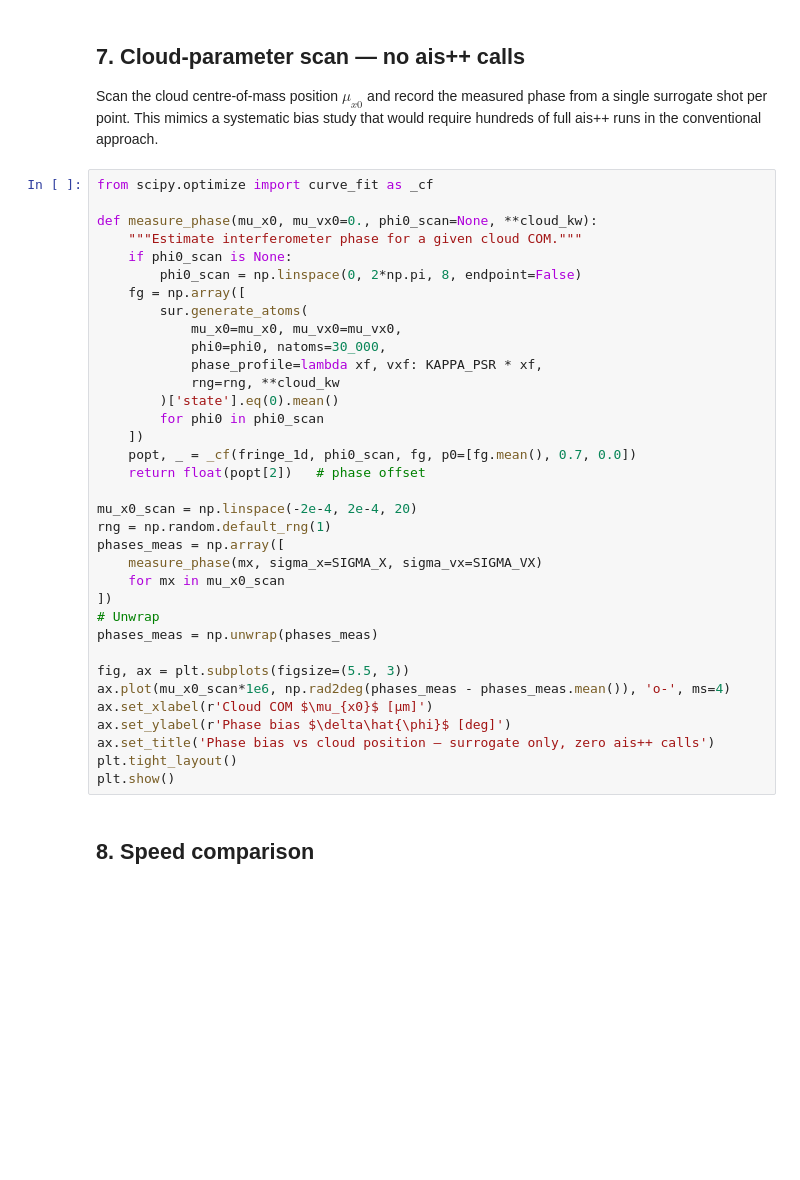
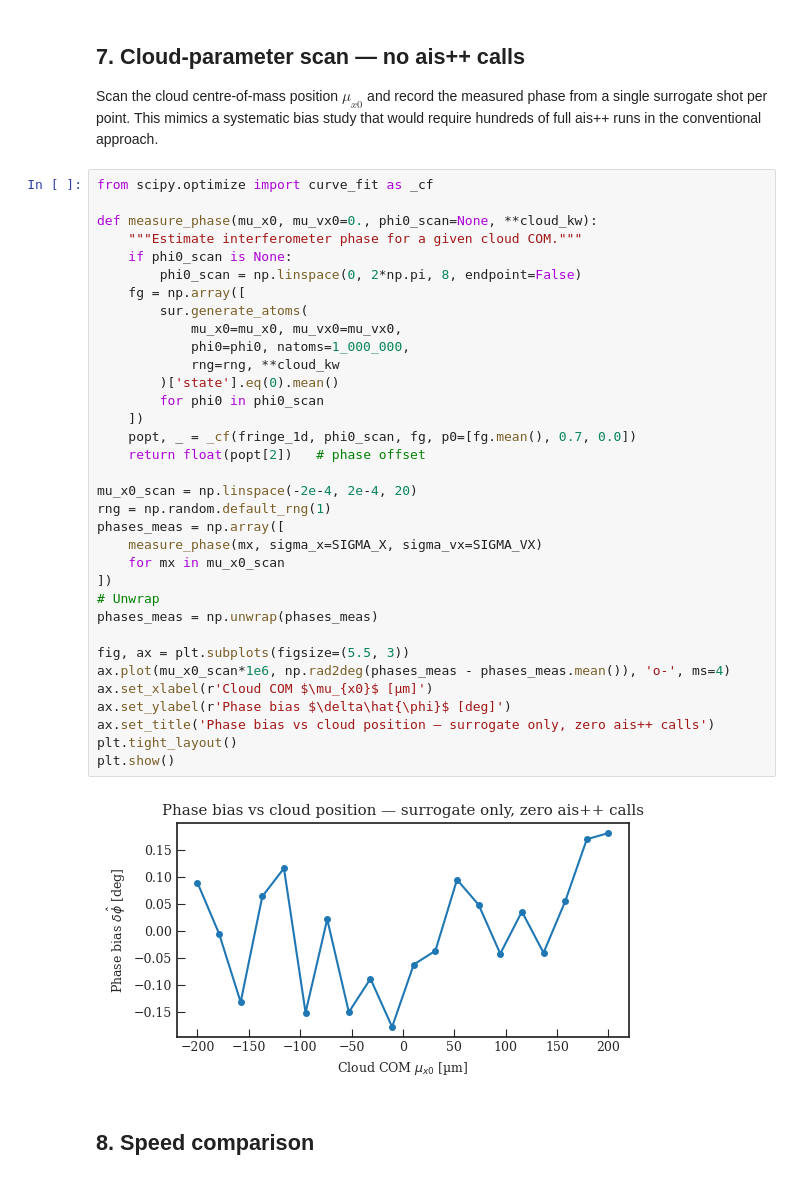
Before and after one commit to noammouelle/aispy, a Jupyter notebook: examples/example_psmap_surrogate.ipynb, the cells around one changed output. Cells and saved outputs as stored; diff of their text form; blank space fills up the shorter version.

```diff
--- a/examples/example_psmap_surrogate.ipynb
+++ b/examples/example_psmap_surrogate.ipynb
@@ -295,35 +321,36 @@ from scipy.optimize import curve_fit as _cf
 def measure_phase(mu_x0, mu_vx0=0., phi0_scan=None, **cloud_kw):
     """Estimate interferometer phase for a given cloud COM."""
     if phi0_scan is None:
         phi0_scan = np.linspace(0, 2*np.pi, 8, endpoint=False)
     fg = np.array([
         sur.generate_atoms(
             mu_x0=mu_x0, mu_vx0=mu_vx0,
-            phi0=phi0, natoms=30_000,
-            phase_profile=lambda xf, vxf: KAPPA_PSR * xf,
+            phi0=phi0, natoms=1_000_000,
             rng=rng, **cloud_kw
         )['state'].eq(0).mean()
         for phi0 in phi0_scan
     ])
     popt, _ = _cf(fringe_1d, phi0_scan, fg, p0=[fg.mean(), 0.7, 0.0])
     return float(popt[2])   # phase offset
 
 mu_x0_scan = np.linspace(-2e-4, 2e-4, 20)
 rng = np.random.default_rng(1)
 phases_meas = np.array([
     measure_phase(mx, sigma_x=SIGMA_X, sigma_vx=SIGMA_VX)
     for mx in mu_x0_scan
 ])
 # Unwrap
 phases_meas = np.unwrap(phases_meas)
 
 fig, ax = plt.subplots(figsize=(5.5, 3))
 ax.plot(mu_x0_scan*1e6, np.rad2deg(phases_meas - phases_meas.mean()), 'o-', ms=4)
 ax.set_xlabel(r'Cloud COM $\mu_{x0}$ [µm]')
 ax.set_ylabel(r'Phase bias $\delta\hat{\phi}$ [deg]')
 ax.set_title('Phase bias vs cloud position — surrogate only, zero ais++ calls')
 plt.tight_layout()
 plt.show()
+# %% [output]
+[figure, added]
 # %% [markdown]
 ## 8. Speed comparison
 # %%
```
Also changed, not shown: parts of 8 cells of this notebook, 2 other files.
